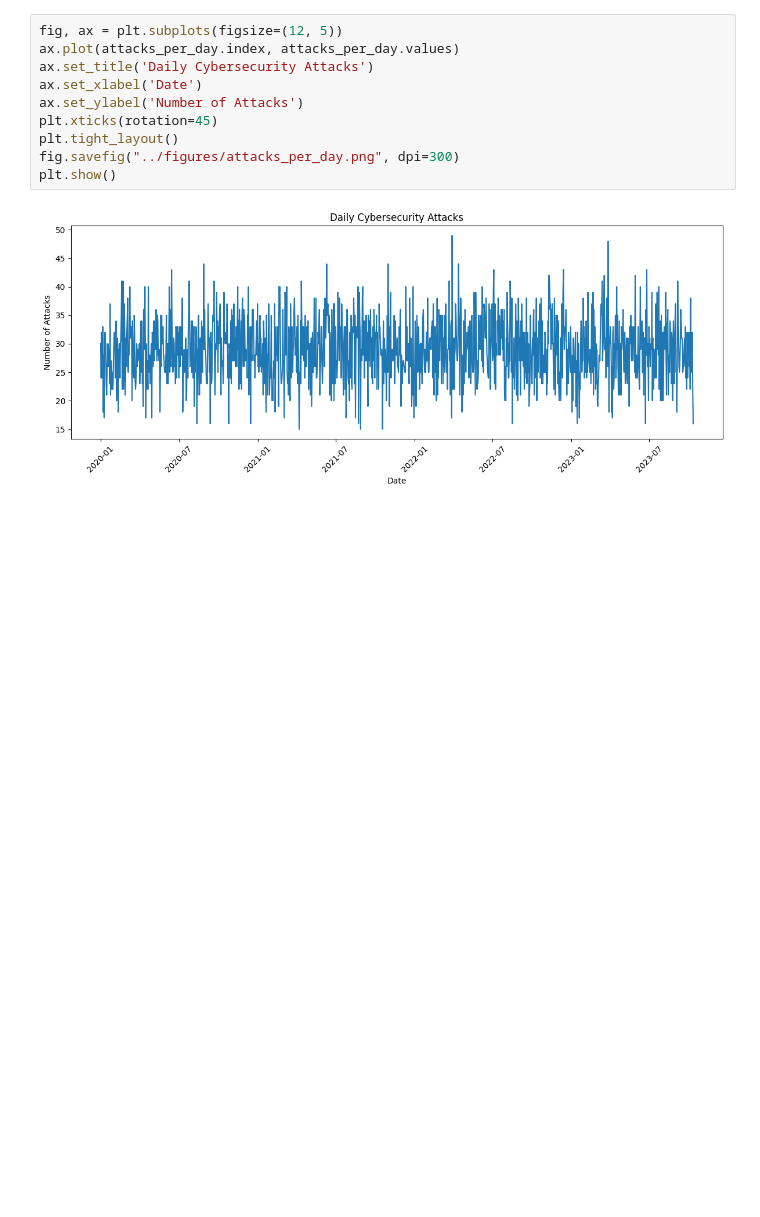
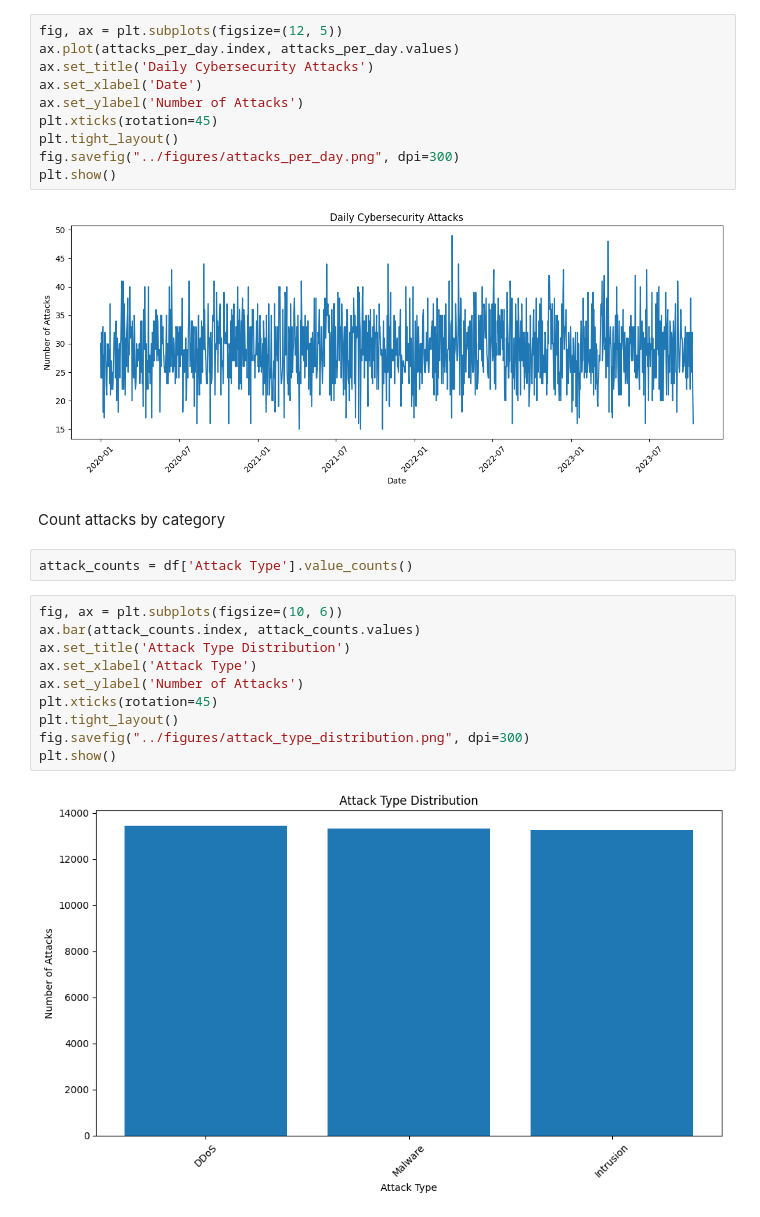
Before and after one commit to mateolfig/cis4930-sp26-project-group-06, a Jupyter notebook: notebooks/analysis.ipynb, the cells around one changed output. Drawn from its saved outputs; the diff is of its cells as text; blank space fills up the shorter version.

Commit message:
Bar Plot: Attack Type Distribution

```diff
--- a/notebooks/analysis.ipynb
+++ b/notebooks/analysis.ipynb
@@ -123,3 +123,19 @@ fig.savefig("../figures/attacks_per_day.png", dpi=300)
 plt.show()
 # %% [output]
 [figure]
+# %% [markdown]
+Count attacks by category
+# %%
+attack_counts = df['Attack Type'].value_counts()
+# %%
+fig, ax = plt.subplots(figsize=(10, 6))
+ax.bar(attack_counts.index, attack_counts.values)
+ax.set_title('Attack Type Distribution')
+ax.set_xlabel('Attack Type')
+ax.set_ylabel('Number of Attacks')
+plt.xticks(rotation=45)
+plt.tight_layout()
+fig.savefig("../figures/attack_type_distribution.png", dpi=300)
+plt.show()
+# %% [output]
+[figure, added]
```
Also changed, not shown: 1 other file.
